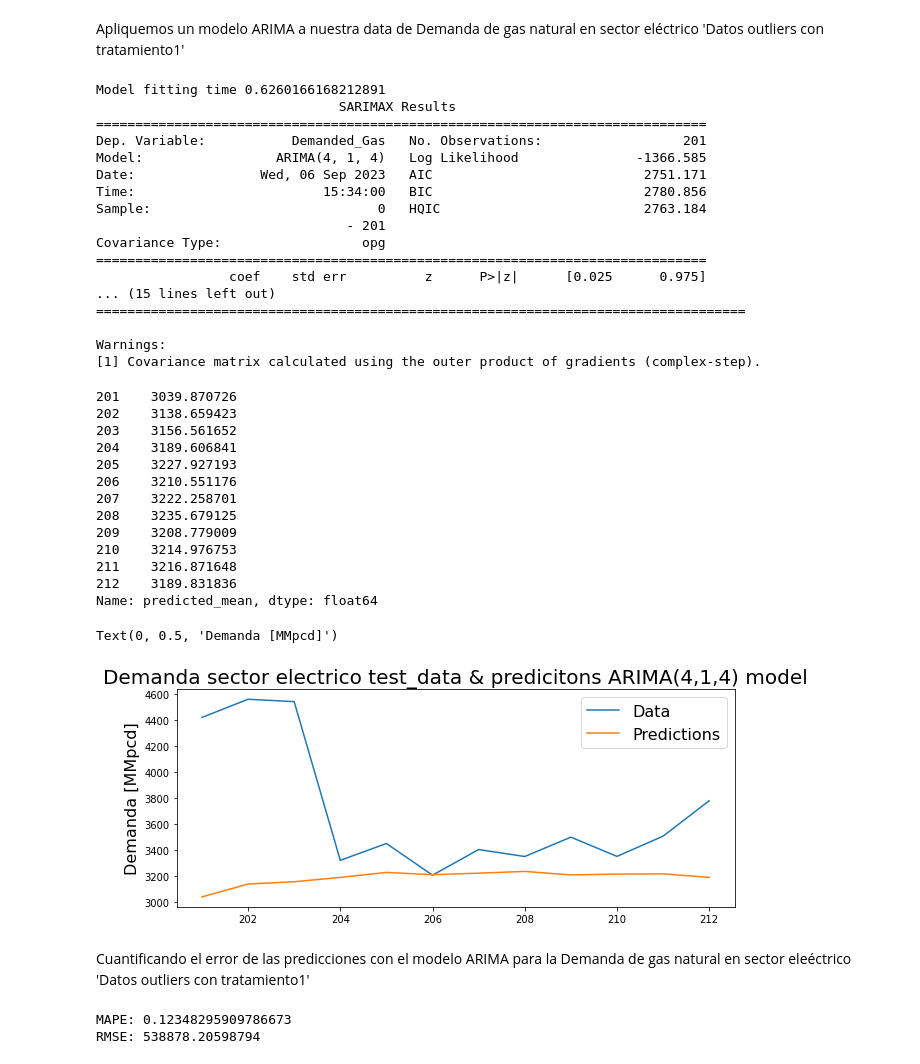
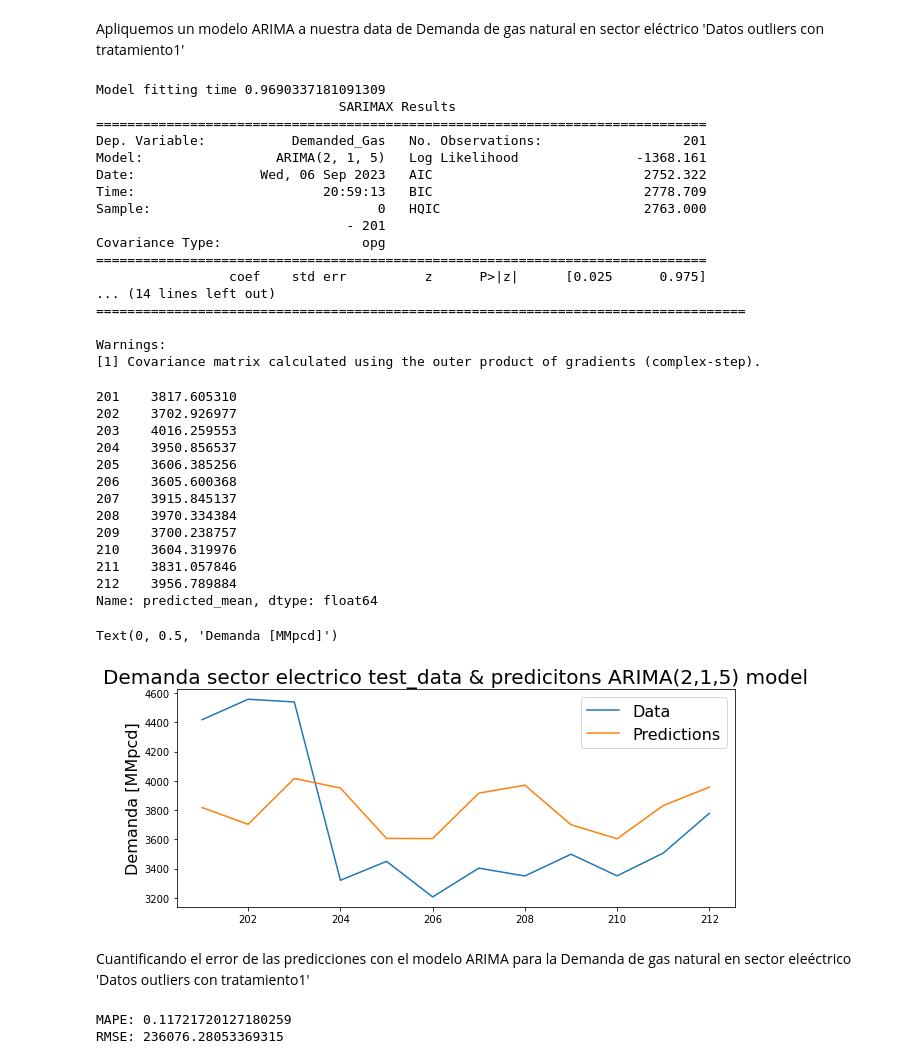
Before and after one commit to Sergio-Ibarra-1795/MIS_Tesis_GitHub, a Jupyter notebook: Demanda_electrico_series_con_tratamiento_FUNCIONA_v1.ipynb, the cells around one changed output. Cells and saved outputs as stored; diff of their text form; code cells hidden in the pictures.

```diff
--- a/Demanda_electrico_series_con_tratamiento_FUNCIONA_v1.ipynb
+++ b/Demanda_electrico_series_con_tratamiento_FUNCIONA_v1.ipynb
@@ -441,7 +533,7 @@ plt.show()
 Apliquemos un modelo ARIMA a nuestra data de Demanda de gas natural en sector eléctrico 'Datos outliers con tratamiento1'
 # %%
 ##Create the model
-model_ARIMA_electrico_tratamiento1 = ARIMA (demanda_electrico_tratamiento1_train_data, order=(4,1,4))
+model_ARIMA_electrico_tratamiento1 = ARIMA (demanda_electrico_tratamiento1_train_data, order=(2,1,5))
 
 ##Fit the model
 start = time()
@@ -452,19 +544,19 @@ print('Model fitting time', end-start)
 ##Summary of the model
 print(model_ARIMA_electrico_tratamiento1_fit.summary())
 # %% [output]
-Model fitting time 0.6260166168212891
+Model fitting time 0.9690337181091309
                                SARIMAX Results
 ==============================================================================
 Dep. Variable:           Demanded_Gas   No. Observations:                  201
-Model:                 ARIMA(4, 1, 4)   Log Likelihood               -1366.585
-Date:                Wed, 06 Sep 2023   AIC                           2751.171
-Time:                        15:34:00   BIC                           2780.856
-Sample:                             0   HQIC                          2763.184
+Model:                 ARIMA(2, 1, 5)   Log Likelihood               -1368.161
+Date:                Wed, 06 Sep 2023   AIC                           2752.322
+Time:                        20:59:13   BIC                           2778.709
+Sample:                             0   HQIC                          2763.000
                                 - 201
 Covariance Type:                  opg
 ==============================================================================
                  coef    std err          z      P>|z|      [0.025      0.975]
-... (15 lines left out)
+... (14 lines left out)
 ===================================================================================
 
 Warnings:
@@ -474,32 +566,32 @@ Warnings:
 predictions_model_ARIMA_electrico_tratamiento1 = model_ARIMA_electrico_tratamiento1_fit.predict(start=pred_model_ARIMA_electrico_start_date, end= pred_model_ARIMA_electrico_end_date)
 print(predictions_model_ARIMA_electrico_tratamiento1)
 # %% [output]
-201    3039.870726
-202    3138.659423
-203    3156.561652
-204    3189.606841
-205    3227.927193
-206    3210.551176
-207    3222.258701
-208    3235.679125
-209    3208.779009
-210    3214.976753
-211    3216.871648
-212    3189.831836
+201    3817.605310
+202    3702.926977
+203    4016.259553
+204    3950.856537
+205    3606.385256
+206    3605.600368
+207    3915.845137
+208    3970.334384
+209    3700.238757
+210    3604.319976
+211    3831.057846
+212    3956.789884
 Name: predicted_mean, dtype: float64
 # %%
 
 ##Ploting the predicitons vs the test_data
 plt.figure(figsize =(10,4))
 plt.plot(demanda_electrico_original_test_data['Demanded_Gas'])
 plt.plot(predictions_model_ARIMA_electrico_tratamiento1)
 plt.legend(('Data', 'Predictions'), fontsize=16)
 
-plt.title('Demanda sector electrico test_data & predicitons ARIMA(4,1,4) model', fontsize=20)
+plt.title('Demanda sector electrico test_data & predicitons ARIMA(2,1,5) model', fontsize=20)
 plt.ylabel('Demanda [MMpcd]', fontsize=16)
 # %% [output]
 Text(0, 0.5, 'Demanda [MMpcd]')
-[figure, old version]
+[figure, new version]
 # %% [markdown]
 Cuantificando el error de las predicciones con el modelo ARIMA para la Demanda de gas natural en sector eleéctrico 'Datos outliers con tratamiento1'
 # %%
@@ -512,5 +604,5 @@ RMSE_predictions_model_ARIMA_electrico_tratamiento1 = mean_squared_error(demanda
 print('MAPE:', MAPE_predictions_model_ARIMA_electrico_tratamiento1)
 print('RMSE:', RMSE_predictions_model_ARIMA_electrico_tratamiento1)
 # %% [output]
-MAPE: 0.12348295909786673
-RMSE: 538878.20598794
+MAPE: 0.11721720127180259
+RMSE: 236076.28053369315
```
Also changed, not shown: parts of 12 cells of this notebook.
